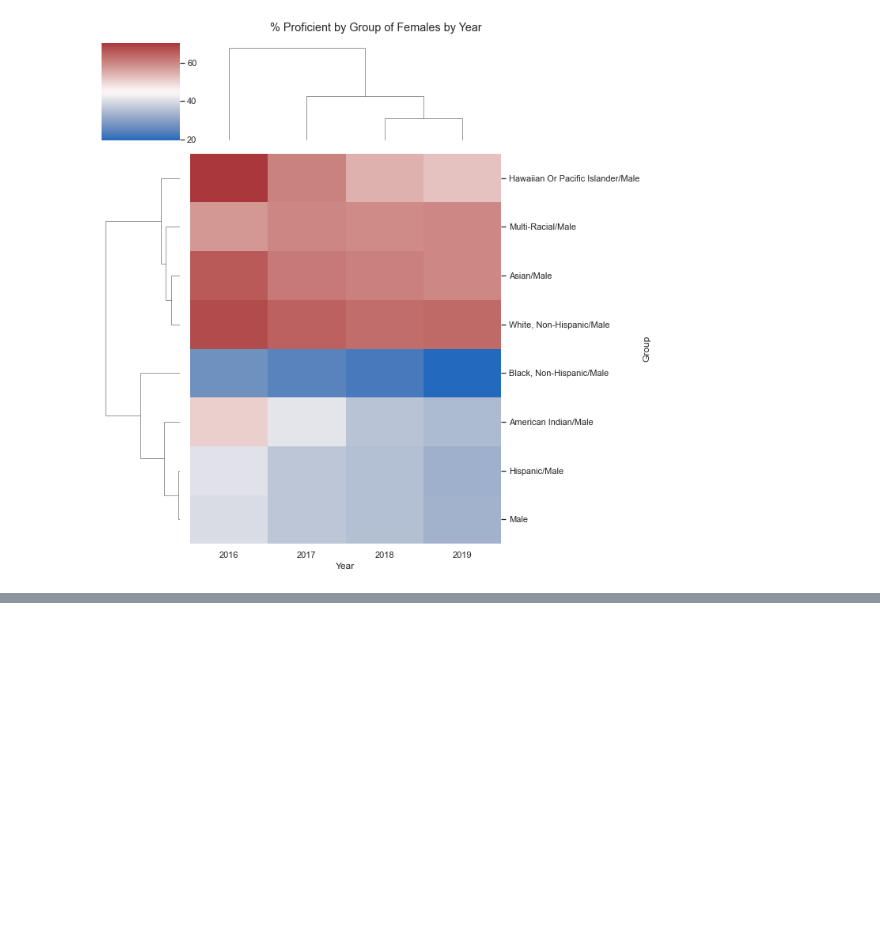
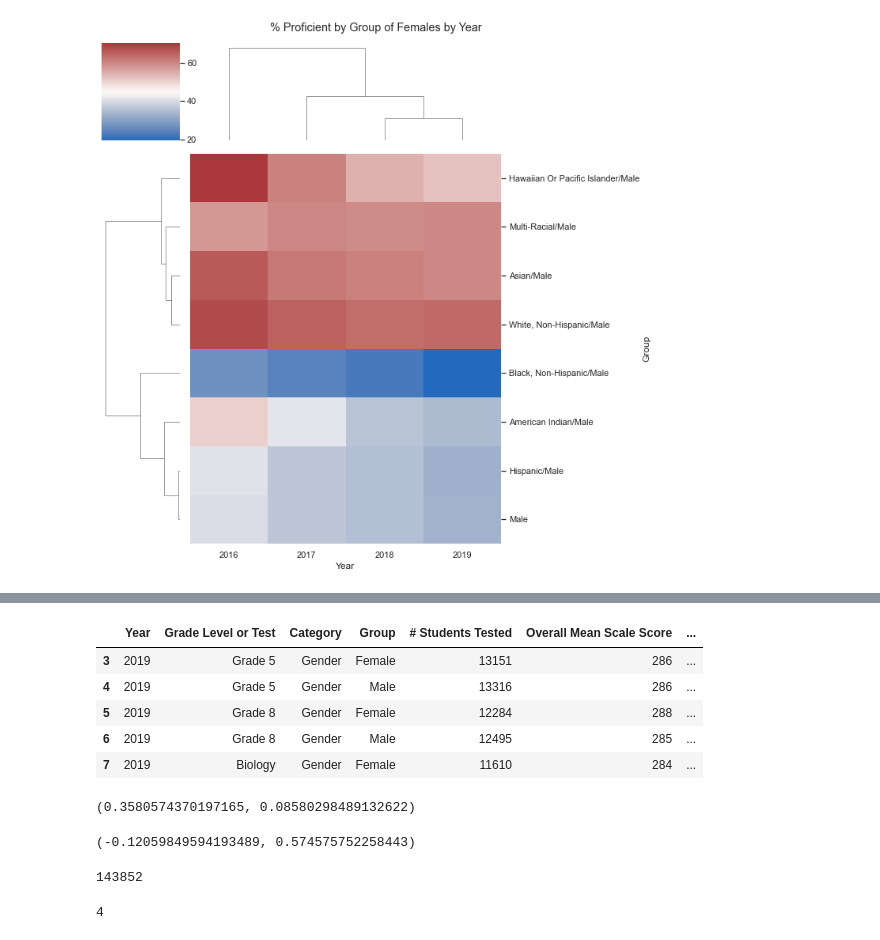
Before and after one commit to tdyk9098/Chicago-Public-School-Science-Assessment-MiniProject, a Jupyter notebook: Chicago Public School Science Assessment MiniProject.ipynb, the cells around one changed output, grey strips where cells are left out. Drawn from its saved outputs; the diff is of its cells as text; code cells hidden in the pictures; blank space fills up the shorter version.

```diff
--- a/Chicago Public School Science Assessment MiniProject.ipynb
+++ b/Chicago Public School Science Assessment MiniProject.ipynb
@@ -260,0 +342,32 @@ plt.tight_layout()
+# %%
+# Adding dummy values for Gender: Yes = 1 =  Female
+fem = pd.get_dummies(gender["Group"])
+gender = pd.concat([gender,fem],axis = 1).drop(["Male"], axis = 1)
+gender.head()
+# %% [output]
+|  | Year | Grade Level or Test | Category | Group | # Students Tested | Overall Mean Scale Score | ... |
+| 3 | 2019 | Grade 5 | Gender | Female | 13151 | 286 | ... |
+| 4 | 2019 | Grade 5 | Gender | Male | 13316 | 286 | ... |
+| 5 | 2019 | Grade 8 | Gender | Female | 12284 | 288 | ... |
+| 6 | 2019 | Grade 8 | Gender | Male | 12495 | 285 | ... |
+| 7 | 2019 | Biology | Gender | Female | 11610 | 284 | ... |
+# %%
+# Correlation between Female and Overall Mean Score
+st.pearsonr(gender["Female"],gender["Overall Mean Scale Score"])
+# %% [output]
+(0.3580574370197165, 0.08580298489132622)
+# %%
+# Correlation between Female and % Not Proficient
+st.pearsonr(gender["Female"],gender["% Not Proficient"])
+# %% [output]
+(-0.12059849594193489, 0.574575752258443)
+# %%
+# Total Female
+gender[gender["Female"]== 1]["# Students Tested"].sum()
+# %% [output]
+143852
+# %%
+# Years of Data for Female
+len(gender["Year"].unique())
+# %% [output]
+4
```
Also changed, not shown: parts of 23 cells of this notebook.
